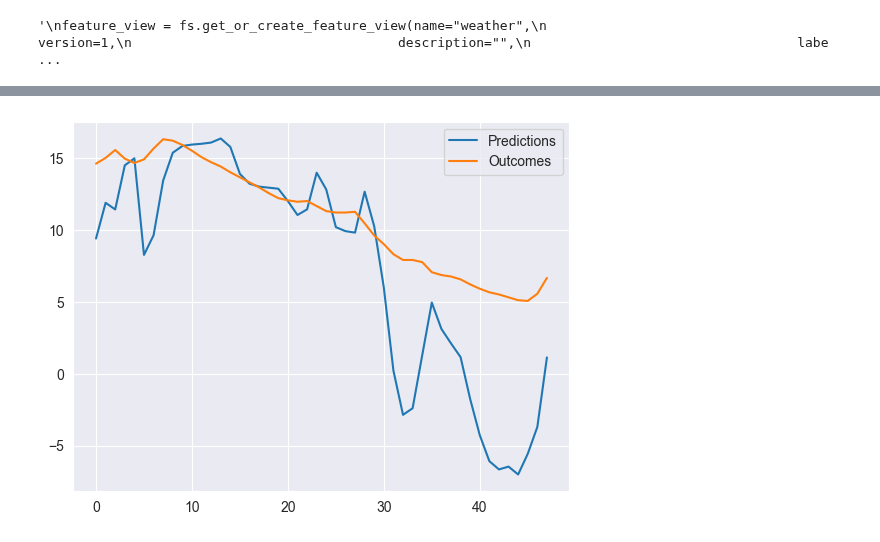
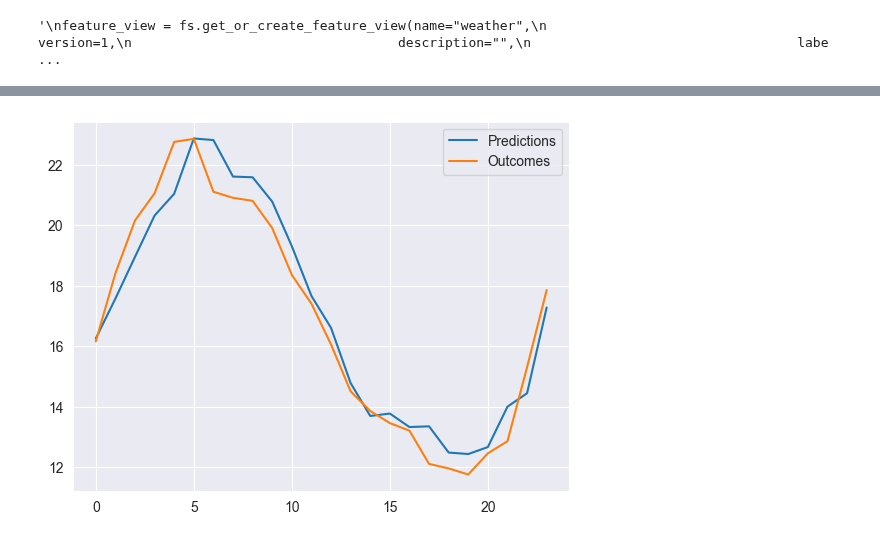
Before and after one commit to carlpersson1/ID2223_Project, a Jupyter notebook: training_pipeline.ipynb, the cells around one changed output, grey strips where cells are left out. Saved outputs shown, nothing was run; the diff lists cells and outputs as text; code cells hidden in the pictures.

Commit message:
Added LSTM model that performs considerably better than the regular neural network model.

```diff
--- a/training_pipeline.ipynb
+++ b/training_pipeline.ipynb
@@ -113,33 +189,4 @@ print(scaler.var_)
 # %%
-n_input = 12 # Number of features
-n_hidden = 512  # Number of hidden nodes
-n_out = 8 # Number of classes
-
-class WeatherModel(nn.Module):
-    def __init__(self):
-        super(WeatherModel, self).__init__()
-        self.fc1 = nn.Linear(n_input, n_hidden)
-        self.bn1 = nn.BatchNorm1d(n_hidden)
-        self.fc2 = nn.Linear(n_hidden, n_hidden)
-        self.bn2 = nn.BatchNorm1d(n_hidden)
-        self.fc3 = nn.Linear(n_hidden, n_hidden)
-        self.bn3 = nn.BatchNorm1d(n_hidden)
-        self.fc4 = nn.Linear(n_hidden, n_hidden)
-        self.bn4 = nn.BatchNorm1d(n_hidden)
-        self.fc5 = nn.Linear(n_hidden, n_hidden)
-        self.out = nn.Linear(n_hidden, n_out)
-
-    def forward(self, x):
-        silu = nn.SiLU()
-        x = silu(self.bn1(self.fc1(x)))
-        x = silu(self.bn2(self.fc2(x)))
-        x = silu(self.bn3(self.fc3(x)))
-        x = silu(self.bn4(self.fc4(x)))
-        x = self.out(self.fc5(x))
-        return x
-
-model = WeatherModel()
-
 # Hyper-parameters
 epochs = 50
 batch_size = 512
@@ -199,16 +246,19 @@ plt.show()
 # %%
 # Try to plot features over 2 days amd compare to true values
-test_data = raw_X_data.to_numpy().copy()[50000:50000 + 49]
-test_data[:, :8] = scaler.transform(test_data[:, 0:8])
+test_data = raw_X_data.copy()[:48]
 
-predictions = model(torch.tensor(test_data[:48], dtype=torch.float32))
+test_x_data, test_y_data = create_windows(test_data, 24)
+
+predictions = model(torch.tensor(test_x_data, dtype=torch.float32))
+
 predictions = scaler.inverse_transform(predictions.detach().numpy())
-plt.plot(range(48), predictions[:, 0], label='Predictions')
-plt.plot(range(48), raw_X_data.to_numpy()[50001:50000 + 49, 0], label='Outcomes')
+outcomes = scaler.inverse_transform(test_y_data)
+plt.plot(range(24), predictions[:, 0], label='Predictions')
+plt.plot(range(24), outcomes[:, 0], label='Outcomes')
 plt.legend()
 plt.show()
 # %% [output]
-[figure, old version]
+[figure, new version]
 # %%
 # We will now upload our model to the Hopsworks Model Registry. First get an object for the model registry.
 mr = project.get_model_registry()
```
Also changed, not shown: parts of 9 cells of this notebook, 3 other files.
